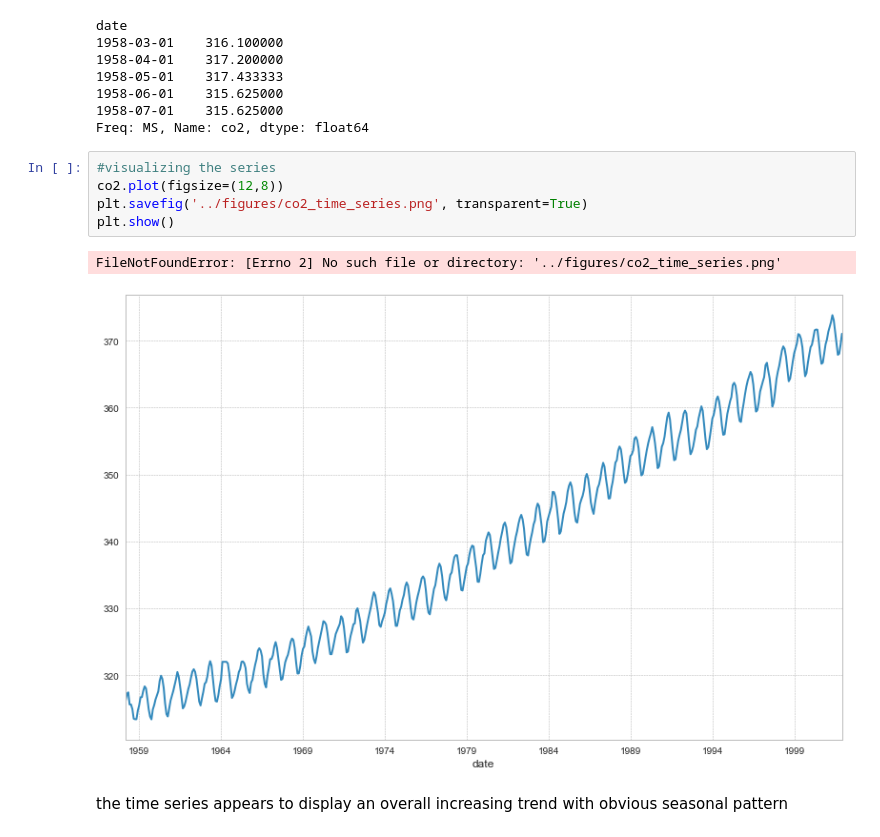
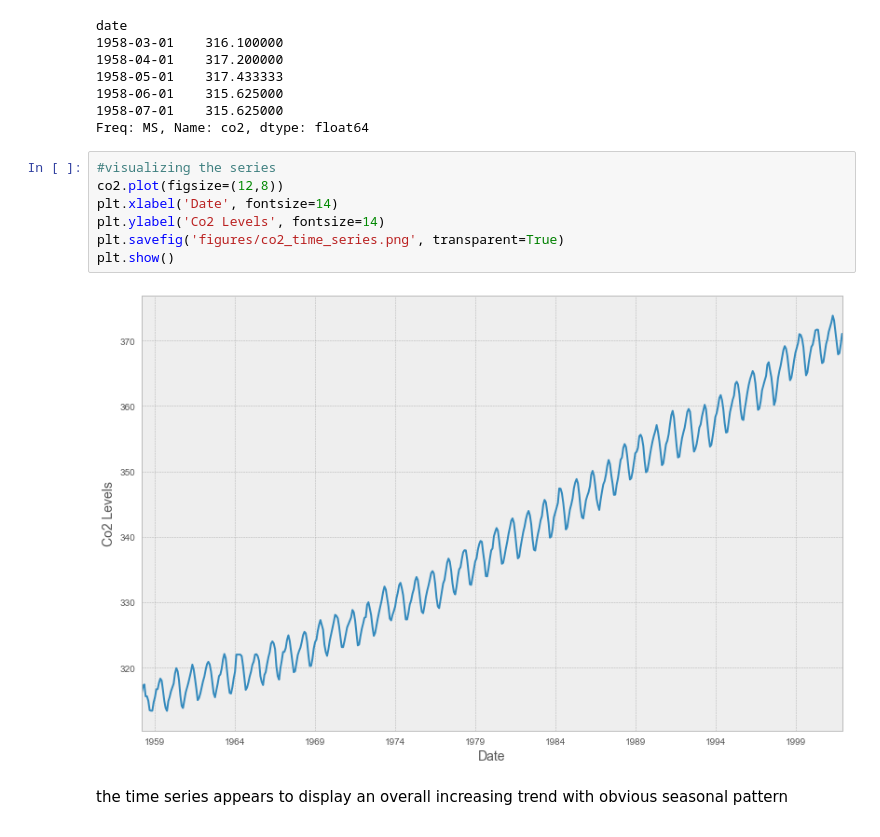
Before and after one commit to luluvalakdawala/Co2_forecasting, a Jupyter notebook: seasonal_arima_models.ipynb, the cells around one changed output. Cells and saved outputs as stored; diff of their text form.

```diff
--- a/seasonal_arima_models.ipynb
+++ b/seasonal_arima_models.ipynb
@@ -73,11 +73,12 @@ Freq: MS, Name: co2, dtype: float64
 # %%
 #visualizing the series
 co2.plot(figsize=(12,8))
-plt.savefig('../figures/co2_time_series.png', transparent=True)
+plt.xlabel('Date', fontsize=14)
+plt.ylabel('Co2 Levels', fontsize=14)
+plt.savefig('figures/co2_time_series.png', transparent=True)
 plt.show()
 # %% [output]
-FileNotFoundError: [Errno 2] No such file or directory: '../figures/co2_time_series.png'
-[figure, old version]
+[figure, new version]
 # %% [markdown]
 the time series appears to display an overall increasing trend with obvious seasonal pattern
 # %% [markdown]
```
Also changed, not shown: parts of 5 cells of this notebook, 7 other files.
